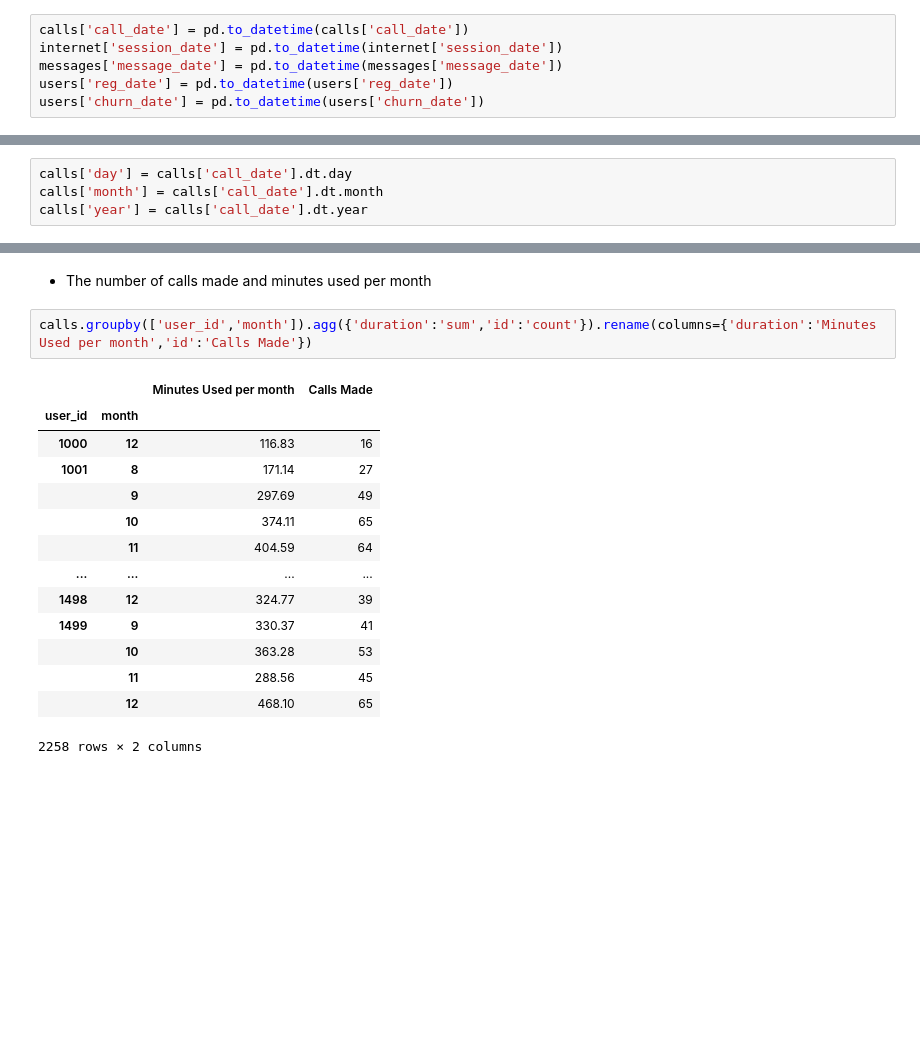
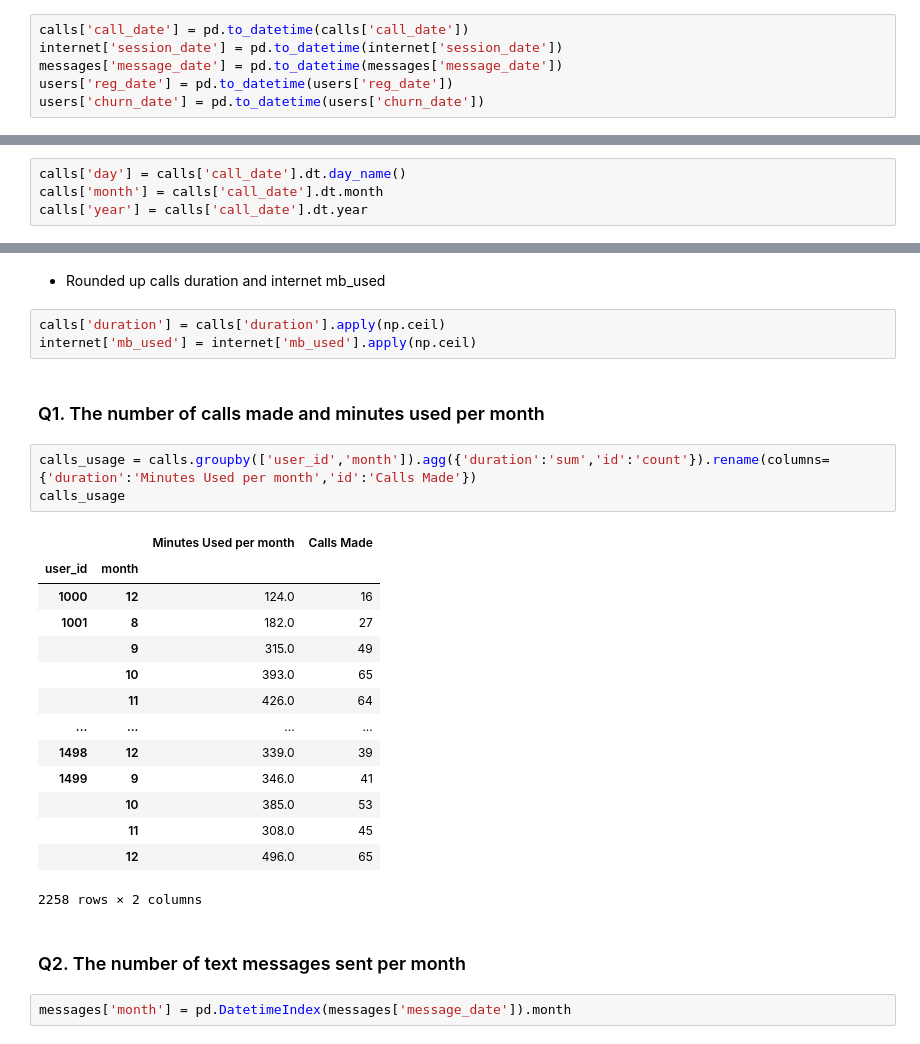
Before and after one commit to rainbowmoonlight/Yandex_Practicum_Projects, a Jupyter notebook: 03 Telecom Statistical Data Analysis/Telecom Statistical Data Analysis.ipynb, the cells around one changed output, grey strips where cells are left out. Drawn from its saved outputs; the diff is of its cells as text; blank space fills up the shorter version.

```diff
--- a/03 Telecom Statistical Data Analysis/Telecom Statistical Data Analysis.ipynb
+++ b/03 Telecom Statistical Data Analysis/Telecom Statistical Data Analysis.ipynb
@@ -457,5 +461,5 @@ calls.head()
 # %%
-calls['day'] = calls['call_date'].dt.day
+calls['day'] = calls['call_date'].dt.day_name()
 calls['month'] = calls['call_date'].dt.month
 calls['year'] = calls['call_date'].dt.year
 # %%
@@ -492,19 +535,29 @@ calls.head()
+# %% [markdown]
+- Rounded up calls duration and internet mb_used
+# %%
+calls['duration'] = calls['duration'].apply(np.ceil)
+internet['mb_used'] = internet['mb_used'].apply(np.ceil)
 # %% [markdown]
-- The number of calls made and minutes used per month
+### Q1. The number of calls made and minutes used per month <a class="anchor" id="q1"></a>
 # %%
-calls.groupby(['user_id','month']).agg({'duration':'sum','id':'count'}).rename(columns={'duration':'Minutes Used per month','id':'Calls Made'})
+calls_usage = calls.groupby(['user_id','month']).agg({'duration':'sum','id':'count'}).rename(columns={'duration':'Minutes Used per month','id':'Calls Made'})
+calls_usage
 # %% [output]
 |  |  | Minutes Used per month | Calls Made |
 | user_id | month |  |  |
-| 1000 | 12 | 116.83 | 16 |
-| 1001 | 8 | 171.14 | 27 |
-|  | 9 | 297.69 | 49 |
-|  | 10 | 374.11 | 65 |
-|  | 11 | 404.59 | 64 |
+| 1000 | 12 | 124.0 | 16 |
+| 1001 | 8 | 182.0 | 27 |
+|  | 9 | 315.0 | 49 |
+|  | 10 | 393.0 | 65 |
+|  | 11 | 426.0 | 64 |
 | ... | ... | ... | ... |
-| 1498 | 12 | 324.77 | 39 |
-| 1499 | 9 | 330.37 | 41 |
-|  | 10 | 363.28 | 53 |
-|  | 11 | 288.56 | 45 |
-|  | 12 | 468.10 | 65 |
+| 1498 | 12 | 339.0 | 39 |
+| 1499 | 9 | 346.0 | 41 |
+|  | 10 | 385.0 | 53 |
+|  | 11 | 308.0 | 45 |
+|  | 12 | 496.0 | 65 |
 2258 rows × 2 columns
+# %% [markdown]
+### Q2. The number of text messages sent per month <a class="anchor" id="q2"></a>
+# %%
+messages['month'] = pd.DatetimeIndex(messages['message_date']).month
```
Also changed, not shown: parts of 43 cells of this notebook.
